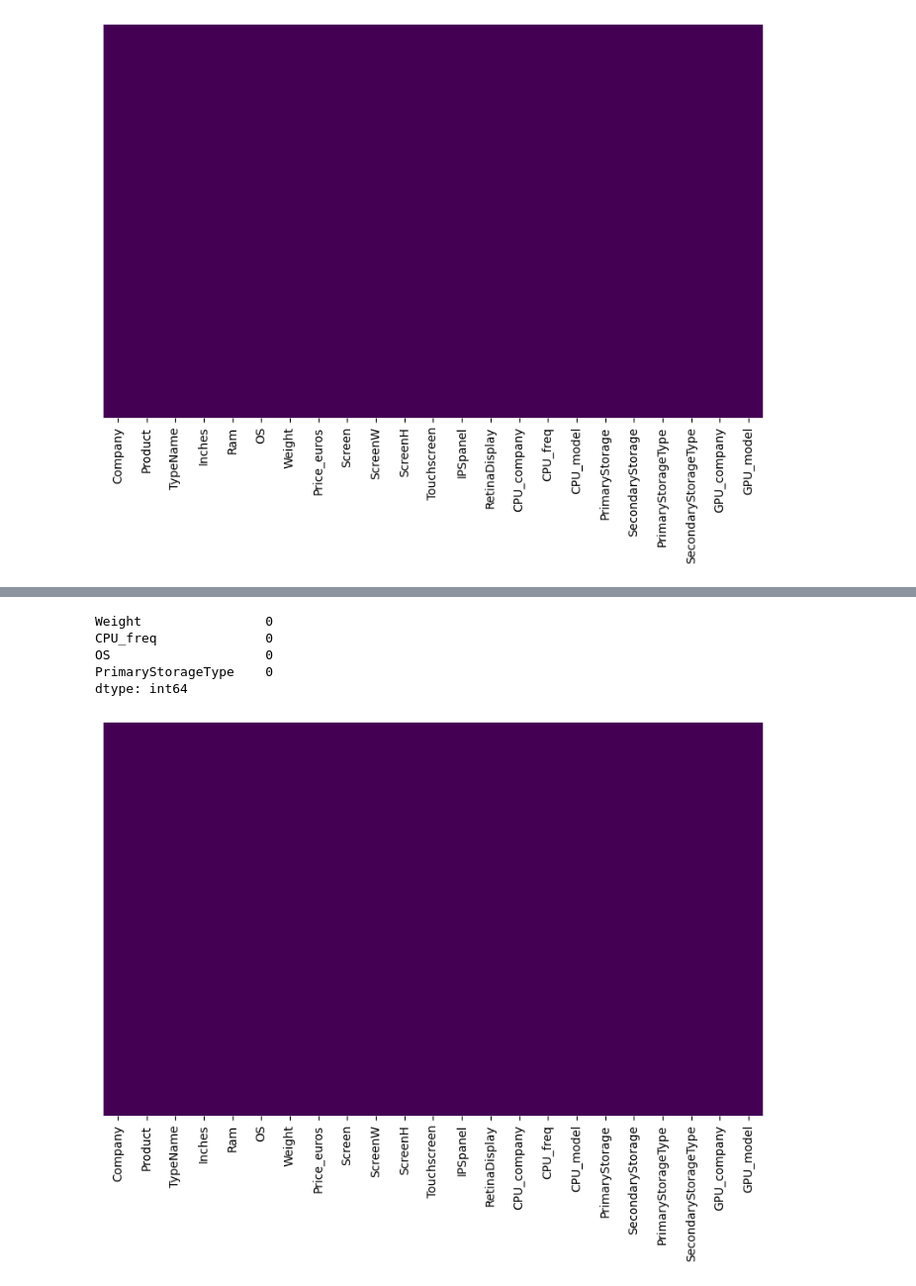
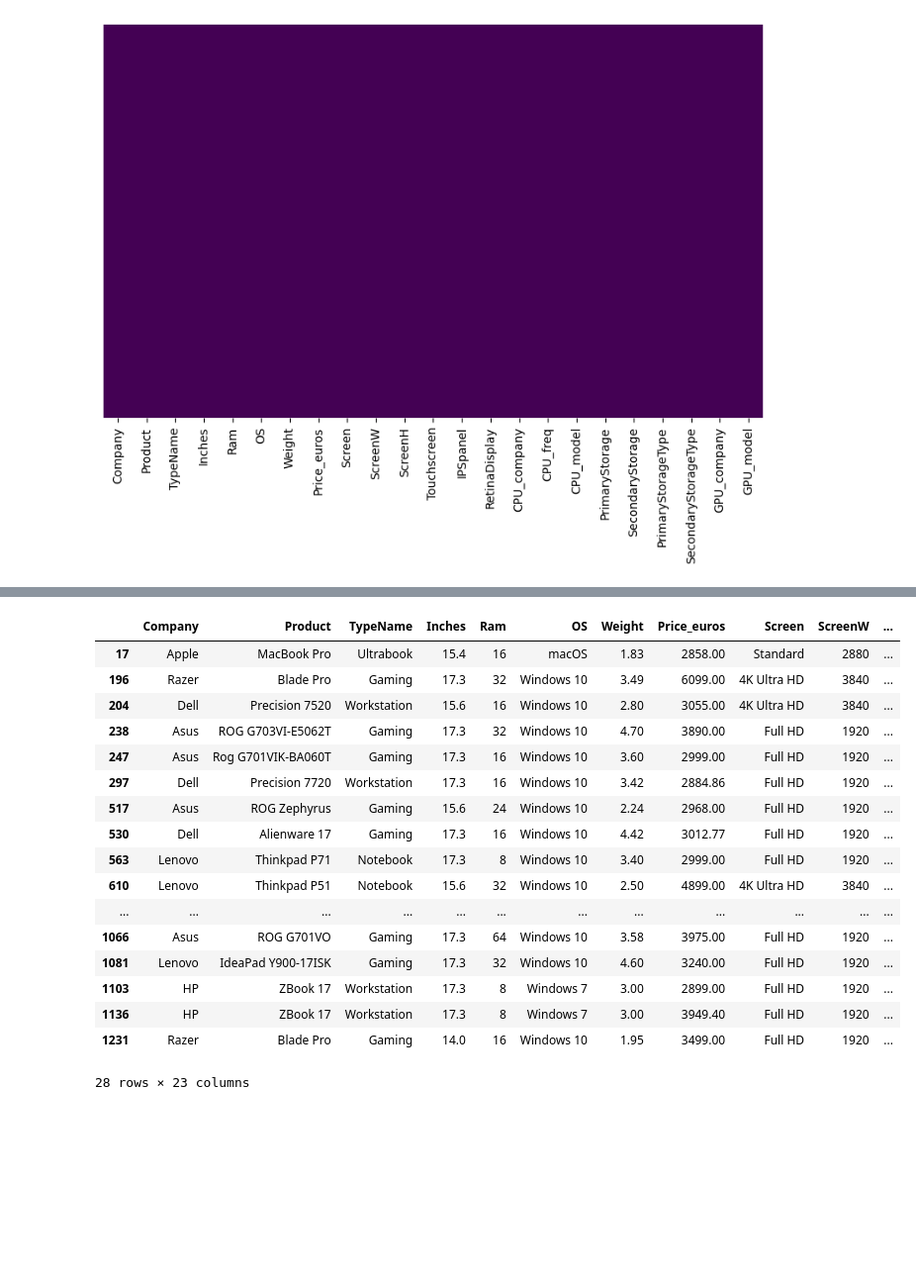
Before and after one commit to JuanLopezAranzazu/proyecto2-3-ciencia-datos, a Jupyter notebook: notebooks/data_cleaning_and_normalization.ipynb, the cells around one changed output, grey strips where cells are left out. Shown at 99% size. Cells and saved outputs as stored; diff of their text form; code cells hidden in the pictures; blank space fills up the shorter version.

Commit message:
Modificacion de los archivos notebook

```diff
--- a/notebooks/data_cleaning_and_normalization.ipynb
+++ b/notebooks/data_cleaning_and_normalization.ipynb
@@ -68,14 +111,3 @@ sns.heatmap(df.isnull(), cmap='viridis', cbar=False, yticklabels=False)
 plt.show()
 # %% [output]
 [figure]
-# %%
-# Agregar valores nulos al dataset a propósito
-
-# Número de filas a las que se les asignará NaN
-num_rows = 50
-# Columnas a las que se les asignará NaN
-columns_to_nullify = ['Weight', 'OS', 'CPU_freq', 'PrimaryStorageType']
-
-for col in columns_to_nullify:
-  random_indices = df.sample(n=num_rows, random_state=42).index
-  df.loc[random_indices, col] = np.nan
@@ -137,16 +114,32 @@ for col in categorical_columns:
-# %%
-# Visualización de valores nulos después de la imputación
-print(df_knn[columns_to_impute].isnull().sum())
-# %% [output]
-Weight                0
-CPU_freq              0
-OS                    0
-PrimaryStorageType    0
-dtype: int64
-# %%
-# Visualización de valores nulos
-plt.figure(figsize=(10,6))
-sns.heatmap(df_knn.isnull(), cmap='viridis', cbar=False, yticklabels=False)
-plt.show()
-# %% [output]
-[figure, removed]
+# %%
+# Detectar valores atípicos en el precio de las laptops
+
+Q1 = df['Price_euros'].quantile(0.25)
+Q3 = df['Price_euros'].quantile(0.75)
+IQR = Q3 - Q1
+
+lower_limit = Q1 - 1.5 * IQR
+upper_limit = Q3 + 1.5 * IQR
+
+# Filtrar los outliers
+outliers = df[(df['Price_euros'] < lower_limit) | (df['Price_euros'] > upper_limit)]
+outliers
+# %% [output]
+|  | Company | Product | TypeName | Inches | Ram | OS | Weight | Price_euros | Screen | ScreenW | ... |
+| 17 | Apple | MacBook Pro | Ultrabook | 15.4 | 16 | macOS | 1.83 | 2858.00 | Standard | 2880 | ... |
+| 196 | Razer | Blade Pro | Gaming | 17.3 | 32 | Windows 10 | 3.49 | 6099.00 | 4K Ultra HD | 3840 | ... |
+| 204 | Dell | Precision 7520 | Workstation | 15.6 | 16 | Windows 10 | 2.80 | 3055.00 | 4K Ultra HD | 3840 | ... |
+| 238 | Asus | ROG G703VI-E5062T | Gaming | 17.3 | 32 | Windows 10 | 4.70 | 3890.00 | Full HD | 1920 | ... |
+| 247 | Asus | Rog G701VIK-BA060T | Gaming | 17.3 | 16 | Windows 10 | 3.60 | 2999.00 | Full HD | 1920 | ... |
+| 297 | Dell | Precision 7720 | Workstation | 17.3 | 16 | Windows 10 | 3.42 | 2884.86 | Full HD | 1920 | ... |
+| 517 | Asus | ROG Zephyrus | Gaming | 15.6 | 24 | Windows 10 | 2.24 | 2968.00 | Full HD | 1920 | ... |
+| 530 | Dell | Alienware 17 | Gaming | 17.3 | 16 | Windows 10 | 4.42 | 3012.77 | Full HD | 1920 | ... |
+| 563 | Lenovo | Thinkpad P71 | Notebook | 17.3 | 8 | Windows 10 | 3.40 | 2999.00 | Full HD | 1920 | ... |
+| 610 | Lenovo | Thinkpad P51 | Notebook | 15.6 | 32 | Windows 10 | 2.50 | 4899.00 | 4K Ultra HD | 3840 | ... |
+| ... | ... | ... | ... | ... | ... | ... | ... | ... | ... | ... | ... |
+| 1066 | Asus | ROG G701VO | Gaming | 17.3 | 64 | Windows 10 | 3.58 | 3975.00 | Full HD | 1920 | ... |
+| 1081 | Lenovo | IdeaPad Y900-17ISK | Gaming | 17.3 | 32 | Windows 10 | 4.60 | 3240.00 | Full HD | 1920 | ... |
+| 1103 | HP | ZBook 17 | Workstation | 17.3 | 8 | Windows 7 | 3.00 | 2899.00 | Full HD | 1920 | ... |
+| 1136 | HP | ZBook 17 | Workstation | 17.3 | 8 | Windows 7 | 3.00 | 3949.40 | Full HD | 1920 | ... |
+| 1231 | Razer | Blade Pro | Gaming | 14.0 | 16 | Windows 10 | 1.95 | 3499.00 | Full HD | 1920 | ... |
+28 rows × 23 columns
```
Also changed, not shown: parts of 10 cells of this notebook, 4 other files.
